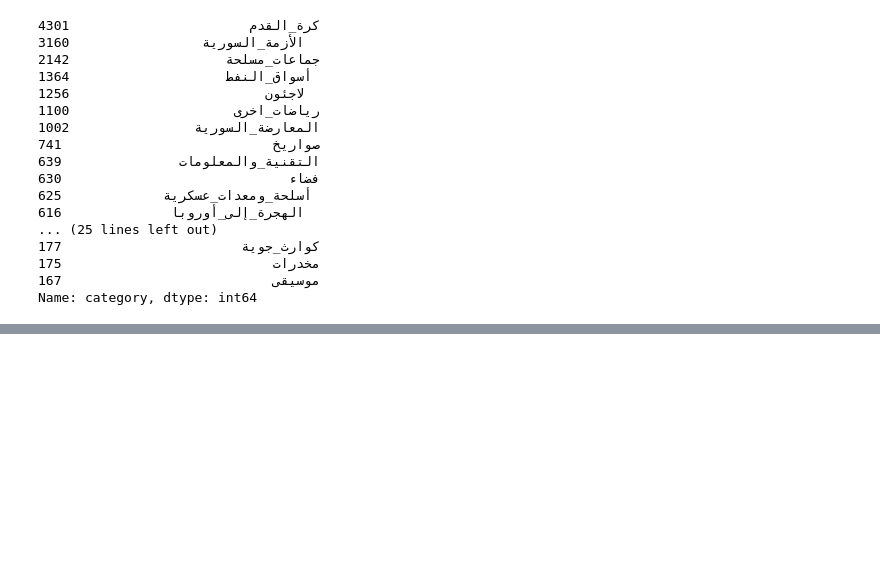
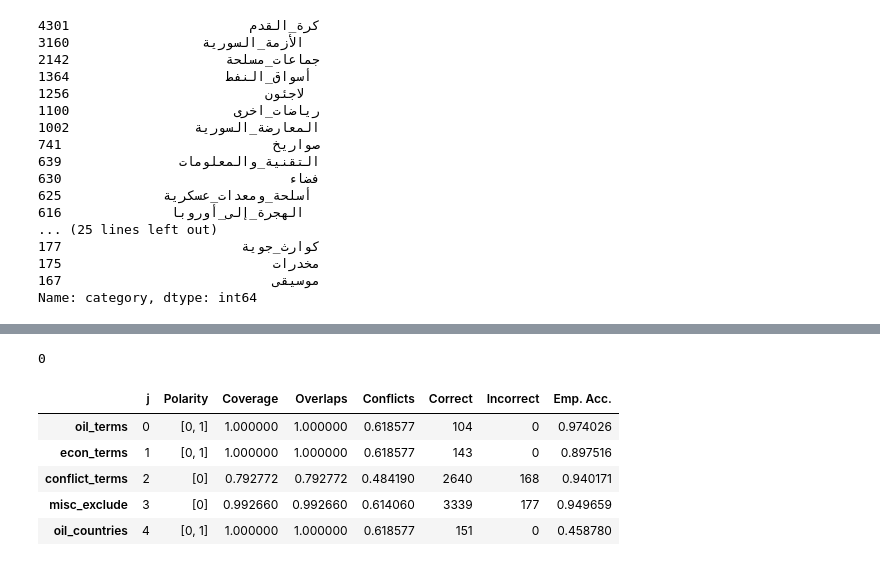
Before and after one commit to ajw-42/snorkel-testing, a Jupyter notebook: snorkel_testing_arabic_2.ipynb, the cells around one changed output, grey strips where cells are left out. Drawn from its saved outputs; the diff is of its cells as text; code cells hidden in the pictures; blank space fills up the shorter version.

```diff
--- a/snorkel_testing_arabic_2.ipynb
+++ b/snorkel_testing_arabic_2.ipynb
@@ -42 +85,11 @@ There are several broad categories like جماعات_مسلحة (armed groups) a
+# %%
+#testing regex quirks in Arabic text
+test = "الجزائر"
+test2 = "الجزاىر"
+
+test.count(r"الجزا*ر")
+
+#Wildcard not working
+# %% [output]
+0
 # %%
@@ -50,0 +107,35 @@ def oil_terms(x):
+# %%
+conflict = r"ضبرات|معارك|سلح"
+
+@labeling_function()
+def conflict_terms(x):
+    return NEG if re.search(conflict, x.text) else ABSTAIN
+# %%
+exclude = r"كرة القدم|فلم|افلام"
+
+@labeling_function()
+def misc_exclude(x):
+    return NEG if re.search(exclude, x.text) else ABSTAIN
+# %%
+countries = r"خليجي|الجزائر|ليبي|نيجيري|سعودي|روسي|امريك"
+
+@labeling_function()
+def oil_countries(x):
+    return POS if re.search(countries, x.text) else ABSTAIN
+# %%
+lfs = [oil_terms, econ_terms, conflict_terms, misc_exclude, oil_countries]
+
+applier = PandasLFApplier(lfs=lfs)
+L_train = applier.apply(df=train)
+L_dev = applier.apply(df=dev)
+# %%
+from snorkel.labeling.analysis import LFAnalysis
+
+LFAnalysis(L=L_dev, lfs=lfs).lf_summary(Y=Y_dev)
+# %% [output]
+|  | j | Polarity | Coverage | Overlaps | Conflicts | Correct | Incorrect | Emp. Acc. |
+| oil_terms | 0 | [0, 1] | 1.000000 | 1.000000 | 0.618577 | 104 | 0 | 0.974026 |
+| econ_terms | 1 | [0, 1] | 1.000000 | 1.000000 | 0.618577 | 143 | 0 | 0.897516 |
+| conflict_terms | 2 | [0] | 0.792772 | 0.792772 | 0.484190 | 2640 | 168 | 0.940171 |
+| misc_exclude | 3 | [0] | 0.992660 | 0.992660 | 0.614060 | 3339 | 177 | 0.949659 |
+| oil_countries | 4 | [0, 1] | 1.000000 | 1.000000 | 0.618577 | 151 | 0 | 0.458780 |
```
Also changed, not shown: parts of 12 cells of this notebook, 2 other files.
